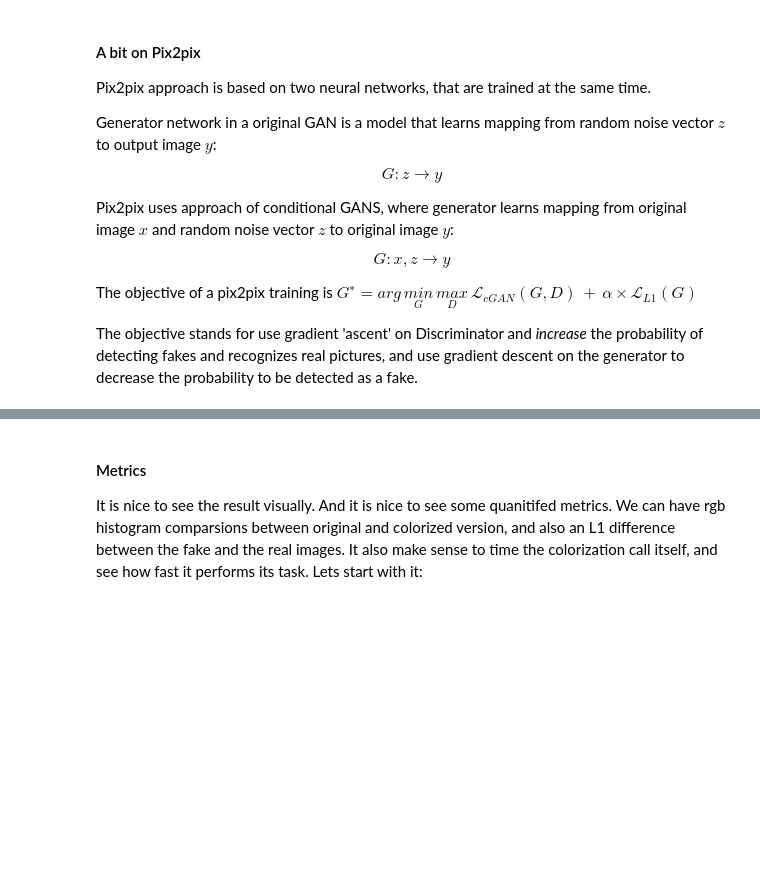
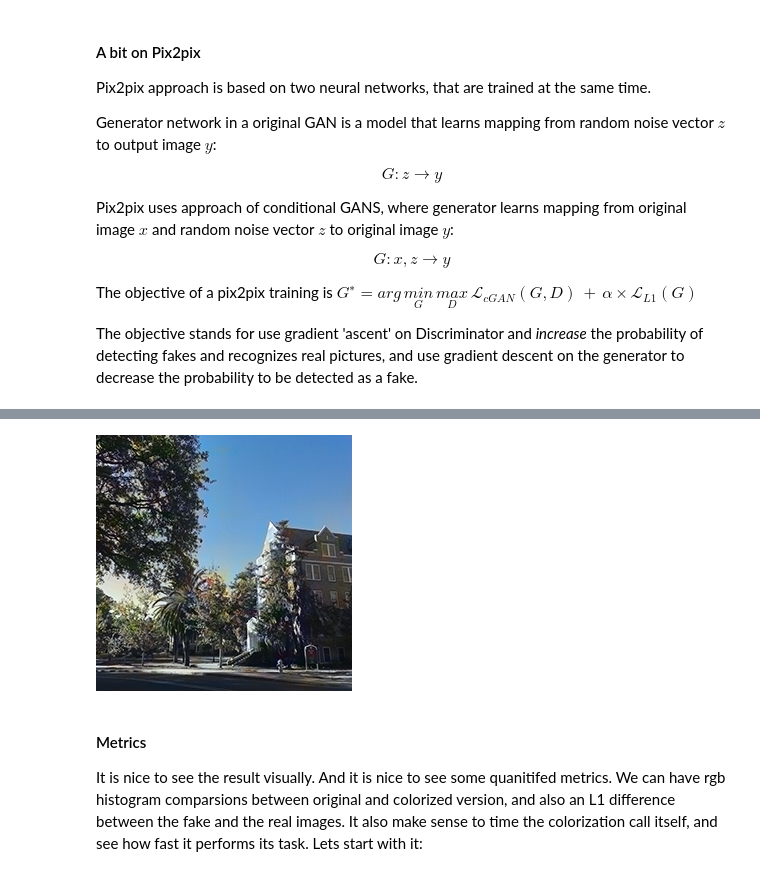
Before and after one commit to Pandinosaurus/Pix2Pix-mxnet, a Jupyter notebook: pix2pix_mxnet_image_colorization_1.ipynb, the cells around one changed output, grey strips where cells are left out. Saved outputs shown, nothing was run; the diff lists cells and outputs as text; code cells hidden in the pictures; blank space fills up the shorter version.

```diff
--- a/pix2pix_mxnet_image_colorization_1.ipynb
+++ b/pix2pix_mxnet_image_colorization_1.ipynb
@@ -192,3 +197,9 @@ Image.fromarray(colorized)
+# %%
+from PIL import ImageEnhance
+enhancer = ImageEnhance.Color(Image.fromarray(colorized))
+enhancer.enhance(1.3)
+# %% [output]
+[figure, added]
 # %% [markdown]
 #### Metrics
 It is nice to see the result visually. And it is nice to see some quanitifed metrics. We can have rgb histogram comparsions between original and colorized version, and also an L1 difference between the fake and the real images. It also make sense to time the colorization call itself, and see how fast it performs its task. Lets start with it:
```
Also changed, not shown: parts of 16 cells of this notebook, 6 other files.
